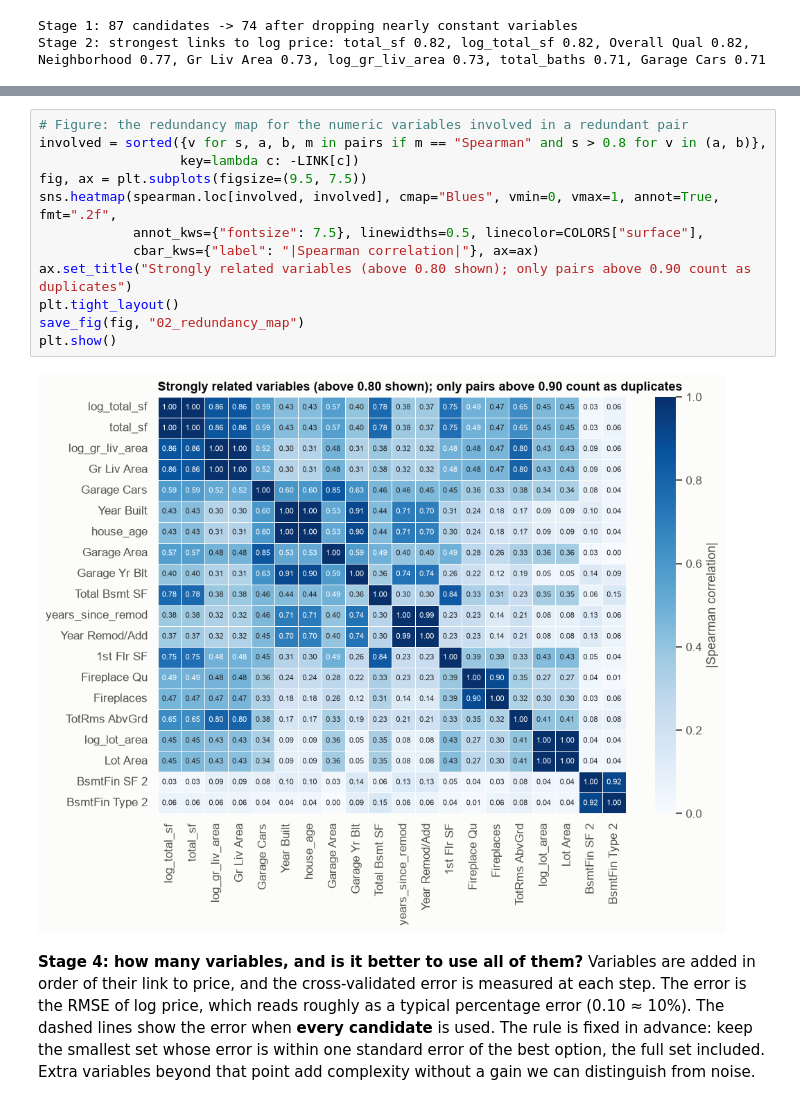
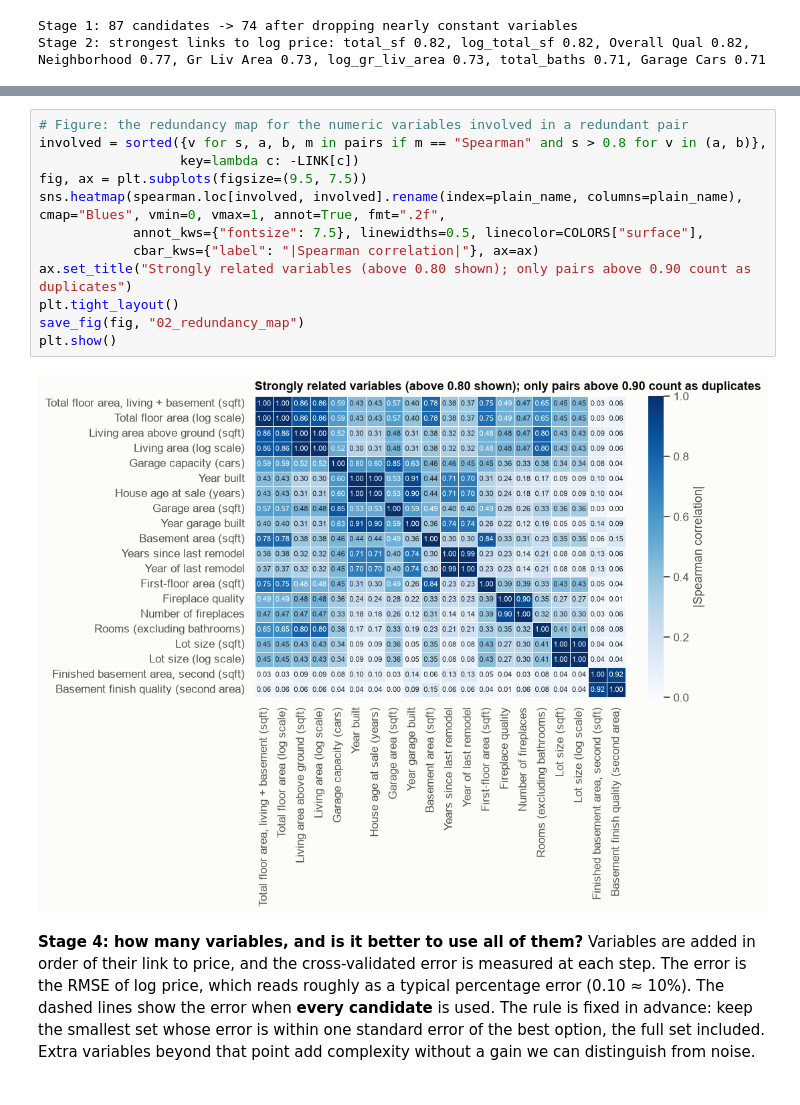
Before and after one commit to daniosp/final-proyect-ml, a Jupyter notebook: main/clearview_analysis.ipynb, the cells around one changed output, grey strips where cells are left out. Cells and saved outputs as stored; diff of their text form.

```diff
--- a/main/clearview_analysis.ipynb
+++ b/main/clearview_analysis.ipynb
@@ -1958,17 +2043,17 @@ Stage 3: 8 redundant pairs -> 7 variables dropped, 67 remain
 # %%
 # Figure: the redundancy map for the numeric variables involved in a redundant pair
 involved = sorted({v for s, a, b, m in pairs if m == "Spearman" and s > 0.8 for v in (a, b)},
                   key=lambda c: -LINK[c])
 fig, ax = plt.subplots(figsize=(9.5, 7.5))
-sns.heatmap(spearman.loc[involved, involved], cmap="Blues", vmin=0, vmax=1, annot=True, fmt=".2f",
+sns.heatmap(spearman.loc[involved, involved].rename(index=plain_name, columns=plain_name), cmap="Blues", vmin=0, vmax=1, annot=True, fmt=".2f",
             annot_kws={"fontsize": 7.5}, linewidths=0.5, linecolor=COLORS["surface"],
             cbar_kws={"label": "|Spearman correlation|"}, ax=ax)
 ax.set_title("Strongly related variables (above 0.80 shown); only pairs above 0.90 count as duplicates")
 plt.tight_layout()
 save_fig(fig, "02_redundancy_map")
 plt.show()
 # %% [output]
-[figure, old version]
+[figure, new version]
 # %% [markdown]
 **Stage 4: how many variables, and is it better to use all of them?** Variables are added in order of their link to price, and the cross-validated error is measured at each step. The error is the RMSE of log price, which reads roughly as a typical percentage error (0.10 ≈ 10%). The dashed lines show the error when **every candidate** is used. The rule is fixed in advance: keep the smallest set whose error is within one standard error of the best option, the full set included. Extra variables beyond that point add complexity without a gain we can distinguish from noise.
 # %%
```
Also changed, not shown: parts of 25 cells of this notebook, 2 other files.
